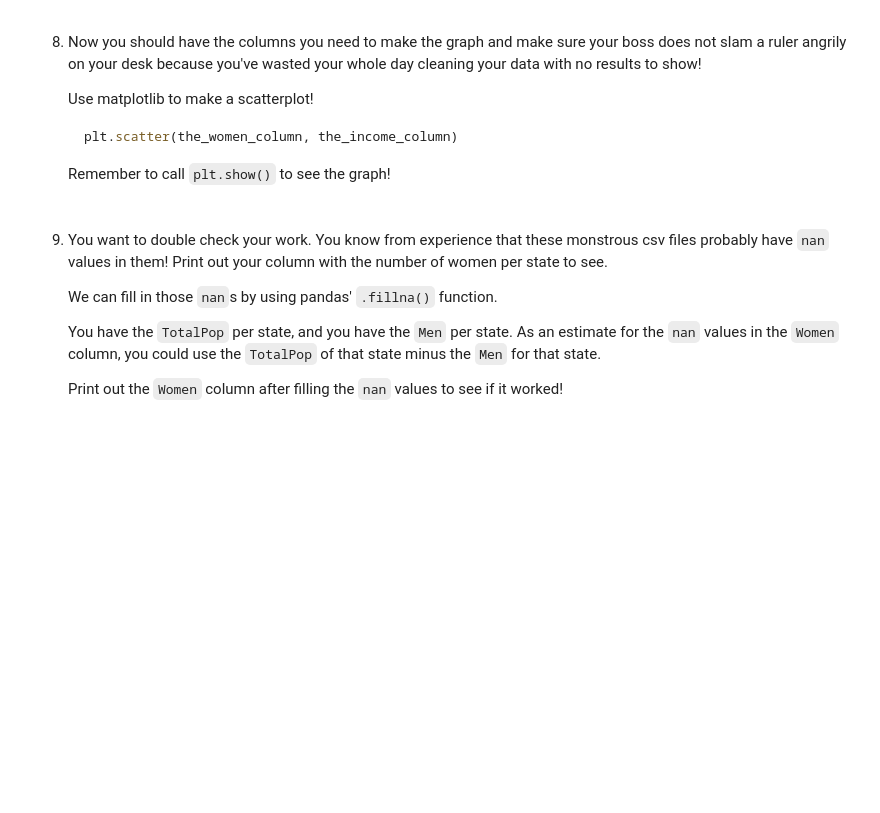
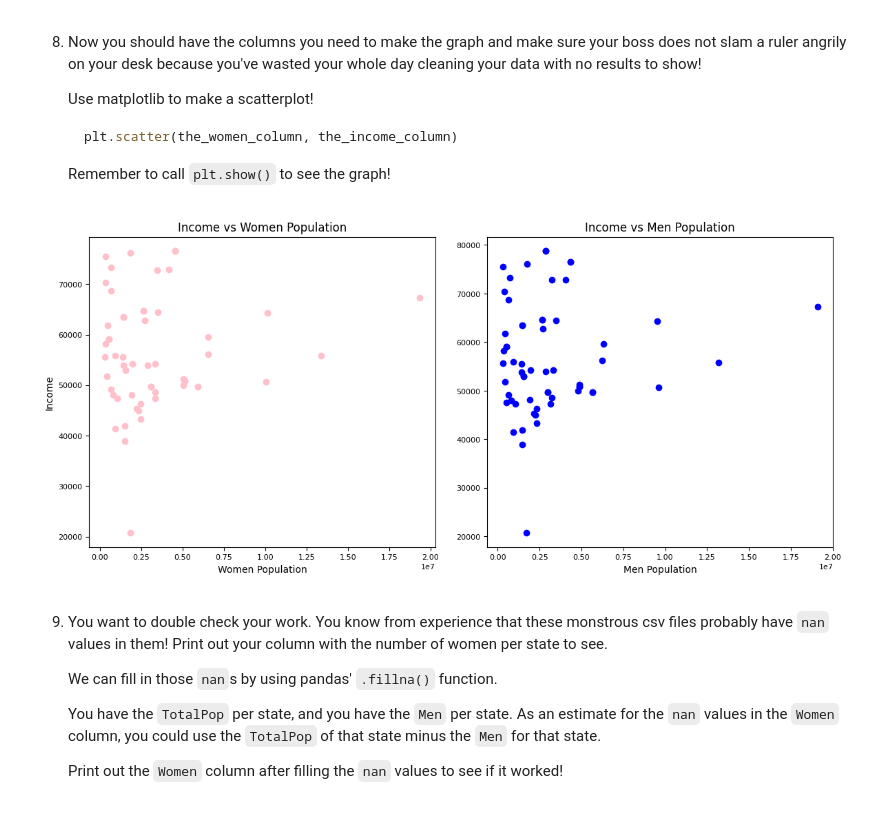
Before and after one commit to 7086600/cleaning_us_census_data_project, a Jupyter notebook: Cleaning US Census Data.ipynb, the cells around one changed output. Cells and saved outputs as stored; diff of their text form; code cells hidden in the pictures; blank space fills up the shorter version.

Commit message:
using regex to clean columns; splitting columns; making scatter Income vs Women|Men

````diff
--- a/Cleaning US Census Data.ipynb
+++ b/Cleaning US Census Data.ipynb
@@ -73,3 +82,8 @@ The 'GenderPop' should be split into  several columns with the gender and popula
 ## Regex to the Rescue
 # %% [markdown]
 5. Use regex to turn the `Income` column into a format that is ready for conversion into a numerical type.
+# %%
+us_census['Income'] = us_census["Income"].replace('[\$,]', '', regex=True)
+us_census['Income'] = pd.to_numeric(us_census['Income'])
+
+us_census.dtypes
@@ -77,3 +104,11 @@ The 'GenderPop' should be split into  several columns with the gender and popula
 6. Look at the `GenderPop` column. We are going to want to separate this into two columns, the `Men` column, and the `Women` column.
 
    Split the column into those two new columns using `str.split` and separating out those results.
+# %%
+# split GenderPop column into two separate columns by '_'
+GenderPop_split = us_census['GenderPop'].str.split('_')
+# create new columns
+us_census['Men'] = GenderPop_split.str[0]
+us_census['Women'] = GenderPop_split.str[1]
+
+us_census.head(4)
@@ -81,3 +122,11 @@ The 'GenderPop' should be split into  several columns with the gender and popula
 7. Convert both of the columns into numerical datatypes.
 
    There is still an `M` or an `F` character in each entry! We should remove those before we convert.
+# %%
+us_census['Men'] = us_census['Men'].replace('[M]', '', regex=True)
+us_census['Women'] = us_census['Women'].replace('[F]', '', regex=True)
+
+us_census['Men'] = pd.to_numeric(us_census['Men'])
+us_census['Women'] = pd.to_numeric(us_census['Women'])
+
+us_census.dtypes
@@ -91,6 +155,24 @@ The 'GenderPop' should be split into  several columns with the gender and popula
    ```
 
    Remember to call `plt.show()` to see the graph!
+# %%
+plt.figure(figsize=(12, 5))
+
+plt.subplot(1, 2, 1)
+plt.scatter(data=us_census, x='Women', y='Income', color='pink')
+plt.title("Income vs Women Population")
+plt.xlabel("Women Population")
+plt.ylabel("Income")
+
+plt.subplot(1, 2, 2)
+plt.scatter(data=us_census, x='Men', y='Income', color='blue')
+plt.title("Income vs Men Population")
+plt.xlabel("Men Population")
+
+plt.subplots_adjust(left=0.05, bottom=0.05, right=0.95, top=0.95, wspace=0.15, hspace=0.3)
+plt.show()
+# %% [output]
+[figure, added]
 # %% [markdown]
 9. You want to double check your work. You know from experience that these monstrous csv files probably have `nan` values in them! Print out your column with the number of women per state to see.
 
````
Also changed, not shown: parts of 4 cells of this notebook.
